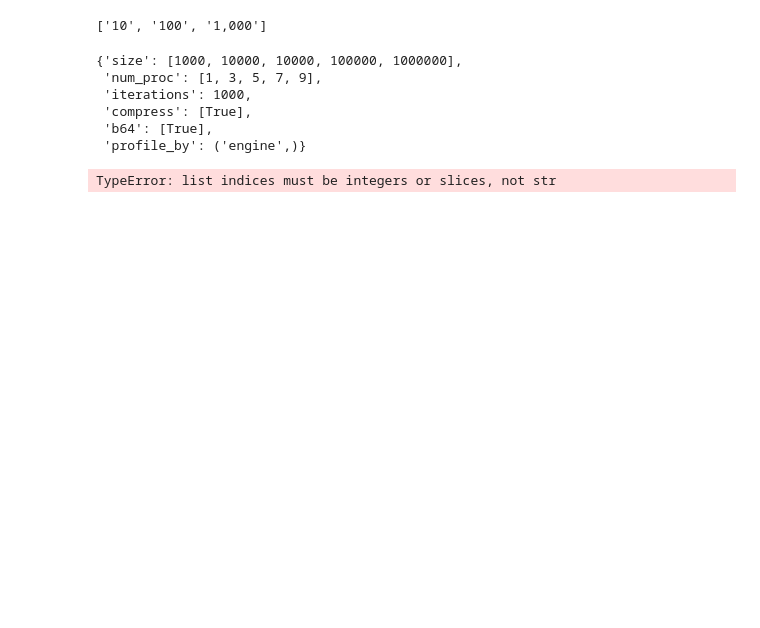
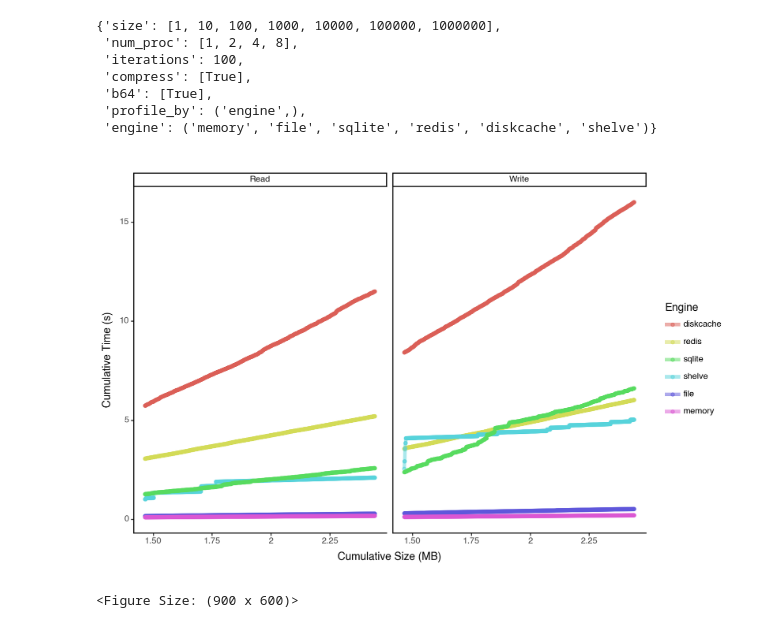
Before and after one commit to quadrismegistus/hashstash, a Jupyter notebook: notebooks/dev_performance.ipynb, the cells around one changed output. Cells and saved outputs as stored; diff of their text form; code cells hidden in the pictures; blank space fills up the shorter version.

```diff
--- a/notebooks/dev_performance.ipynb
+++ b/notebooks/dev_performance.ipynb
@@ -1,4 +1,4 @@
 # %%
 import sys; sys.path.append('..')
-from filehashcache.etc.performance import *
-profiler = FileHashCacheProfiler()
+from hashdict.etc.performance import *
+profiler = HashDictProfiler()
@@ -9,24 +5,27 @@ True
-# %%
-profile_sizes=generate_profile_sizes(3, 10, 10)
-[f'{x:,}' for x in profile_sizes]
-# %% [output]
-['10', '100', '1,000']
 # %%
 profile_kwargs = dict(
-    size=[1_000, 10_000, 10_000, 100_000, 1_000_000],
-    num_proc = list(range(1,11,2)),
-    iterations = 1000,
+    size=[1, 10, 100, 1_000, 10_000, 100_000, 1_000_000],
+    # size = [1024],
+    # num_proc = [1,2,3,4,5,6,7,8,9,10],
+    num_proc=[1,2,4,8],
+    iterations = 100,
     compress=[True],
     b64=[True],
-    profile_by=('engine',)
-    # engine=['memory']
+    profile_by=('engine',),
+    # engine=['diskcache']
+    engine = ('memory', 'file', 'sqlite', 'redis', 'diskcache', 'shelve')
+    # engine = ('pickledb', )
 )
 profile_kwargs
 # %% [output]
-{'size': [1000, 10000, 10000, 100000, 1000000],
- 'num_proc': [1, 3, 5, 7, 9],
- 'iterations': 1000,
+{'size': [1, 10, 100, 1000, 10000, 100000, 1000000],
+ 'num_proc': [1, 2, 4, 8],
+ 'iterations': 100,
  'compress': [True],
  'b64': [True],
- 'profile_by': ('engine',)}
+ 'profile_by': ('engine',),
+ 'engine': ('memory', 'file', 'sqlite', 'redis', 'diskcache', 'shelve')}
+# %%
+df = profiler.profile_df(**profile_kwargs)
+df
 # %%
@@ -67,10 +66,17 @@ def plot_sizes(self, x='write_total_size', y='write_total_time', shape=None,
     fig += p9.theme_classic()
     # fig += p9.scale_size_continuous(range=(1,5))
     return fig
-# %%
-plot_sizes(profiler, x='Num Processes', y='MB/s', group_by=["Engine", "Num Processes"], **profile_kwargs)
-# %% [output]
-TypeError: list indices must be integers or slices, not str
+# %%
+plot(df,
+     x='Cumulative Size (MB)',
+     y='Cumulative Time (s)',
+     group_by=["Engine", "write_num", "Operation"],
+     color='Engine',
+     facet='Operation'
+)#.query('Engine=="memory"').sort_values('Speed (MB/s)')
+# %% [output]
+[figure, added]
+<Figure Size: (900 x 600)>
 # %%
 # # !pip install -U pip wheel
 # # !pip install scikit-misc
```
Also changed, not shown: parts of 2 cells of this notebook, 9 other files.
